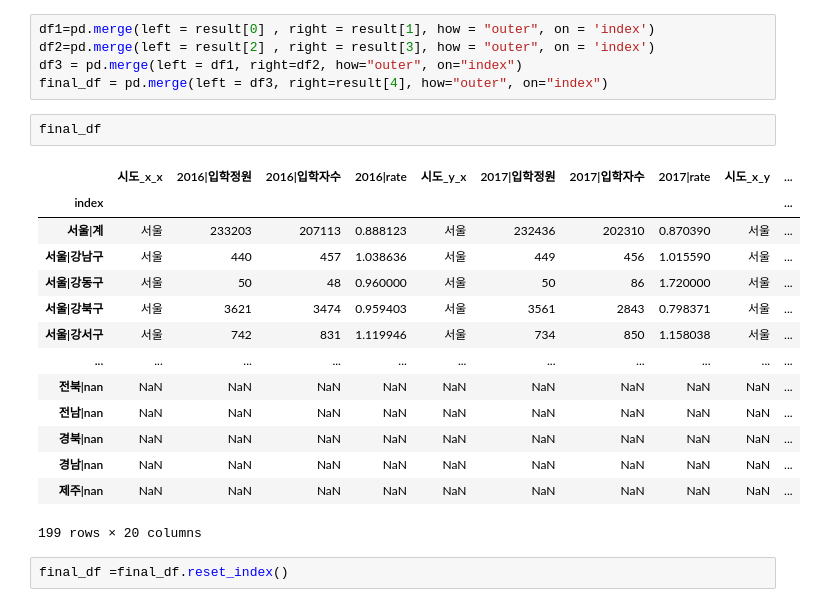
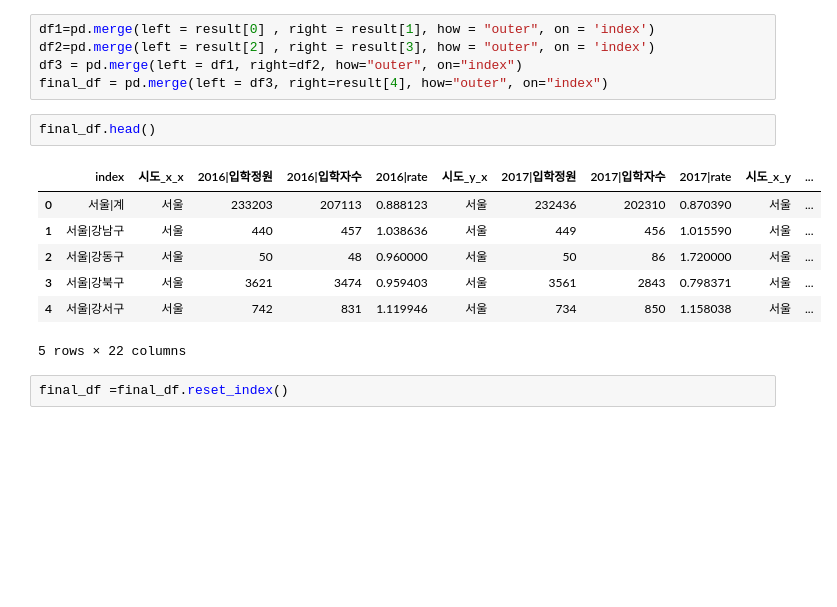
Before and after one commit to dev-Lesser/university-admission-analysis, a Jupyter notebook: 데이터 분석.ipynb, the cells around one changed output. Saved outputs shown, nothing was run; the diff lists cells and outputs as text; blank space fills up the shorter version.

```diff
--- a/데이터 분석.ipynb
+++ b/데이터 분석.ipynb
@@ -150,22 +150,15 @@ df2=pd.merge(left = result[2] , right = result[3], how = "outer", on = 'index')
 df3 = pd.merge(left = df1, right=df2, how="outer", on="index")
 final_df = pd.merge(left = df3, right=result[4], how="outer", on="index")
 # %%
-final_df
+final_df.head()
 # %% [output]
-|  | 시도_x_x | 2016|입학정원 | 2016|입학자수 | 2016|rate | 시도_y_x | 2017|입학정원 | 2017|입학자수 | 2017|rate | 시도_x_y | ... |
-| index |  |  |  |  |  |  |  |  |  | ... |
-| 서울|계 | 서울 | 233203 | 207113 | 0.888123 | 서울 | 232436 | 202310 | 0.870390 | 서울 | ... |
-| 서울|강남구 | 서울 | 440 | 457 | 1.038636 | 서울 | 449 | 456 | 1.015590 | 서울 | ... |
-| 서울|강동구 | 서울 | 50 | 48 | 0.960000 | 서울 | 50 | 86 | 1.720000 | 서울 | ... |
-| 서울|강북구 | 서울 | 3621 | 3474 | 0.959403 | 서울 | 3561 | 2843 | 0.798371 | 서울 | ... |
-| 서울|강서구 | 서울 | 742 | 831 | 1.119946 | 서울 | 734 | 850 | 1.158038 | 서울 | ... |
-| ... | ... | ... | ... | ... | ... | ... | ... | ... | ... | ... |
-| 전북|nan | NaN | NaN | NaN | NaN | NaN | NaN | NaN | NaN | NaN | ... |
-| 전남|nan | NaN | NaN | NaN | NaN | NaN | NaN | NaN | NaN | NaN | ... |
-| 경북|nan | NaN | NaN | NaN | NaN | NaN | NaN | NaN | NaN | NaN | ... |
-| 경남|nan | NaN | NaN | NaN | NaN | NaN | NaN | NaN | NaN | NaN | ... |
-| 제주|nan | NaN | NaN | NaN | NaN | NaN | NaN | NaN | NaN | NaN | ... |
+|  | index | 시도_x_x | 2016|입학정원 | 2016|입학자수 | 2016|rate | 시도_y_x | 2017|입학정원 | 2017|입학자수 | 2017|rate | 시도_x_y | ... |
+| 0 | 서울|계 | 서울 | 233203 | 207113 | 0.888123 | 서울 | 232436 | 202310 | 0.870390 | 서울 | ... |
+| 1 | 서울|강남구 | 서울 | 440 | 457 | 1.038636 | 서울 | 449 | 456 | 1.015590 | 서울 | ... |
+| 2 | 서울|강동구 | 서울 | 50 | 48 | 0.960000 | 서울 | 50 | 86 | 1.720000 | 서울 | ... |
+| 3 | 서울|강북구 | 서울 | 3621 | 3474 | 0.959403 | 서울 | 3561 | 2843 | 0.798371 | 서울 | ... |
+| 4 | 서울|강서구 | 서울 | 742 | 831 | 1.119946 | 서울 | 734 | 850 | 1.158038 | 서울 | ... |
-199 rows × 20 columns
+5 rows × 22 columns
 # %%
 final_df =final_df.reset_index()
 # %%
```
Also changed, not shown: parts of 4 cells of this notebook, 1 other file.
